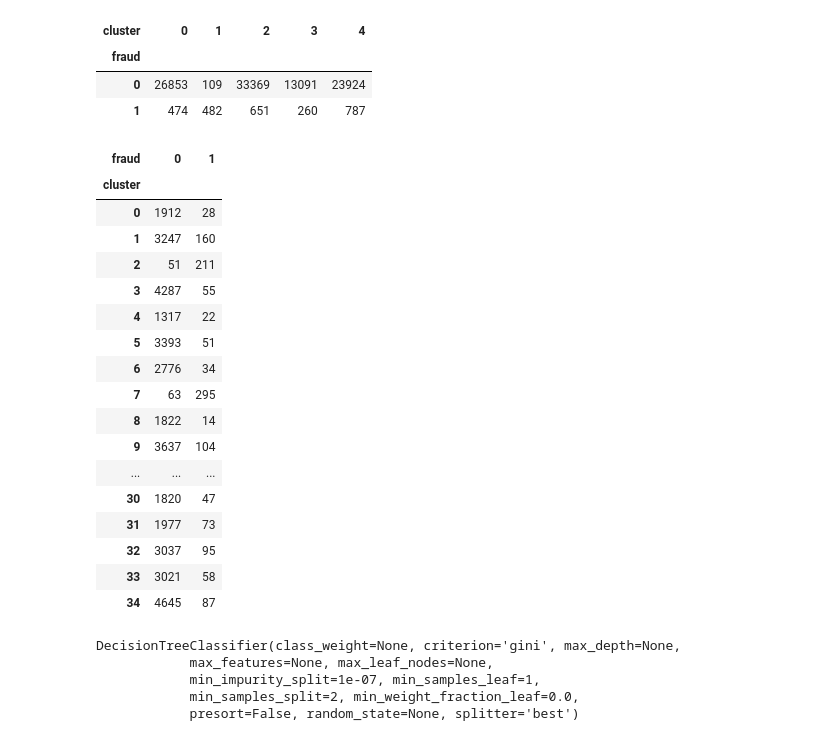
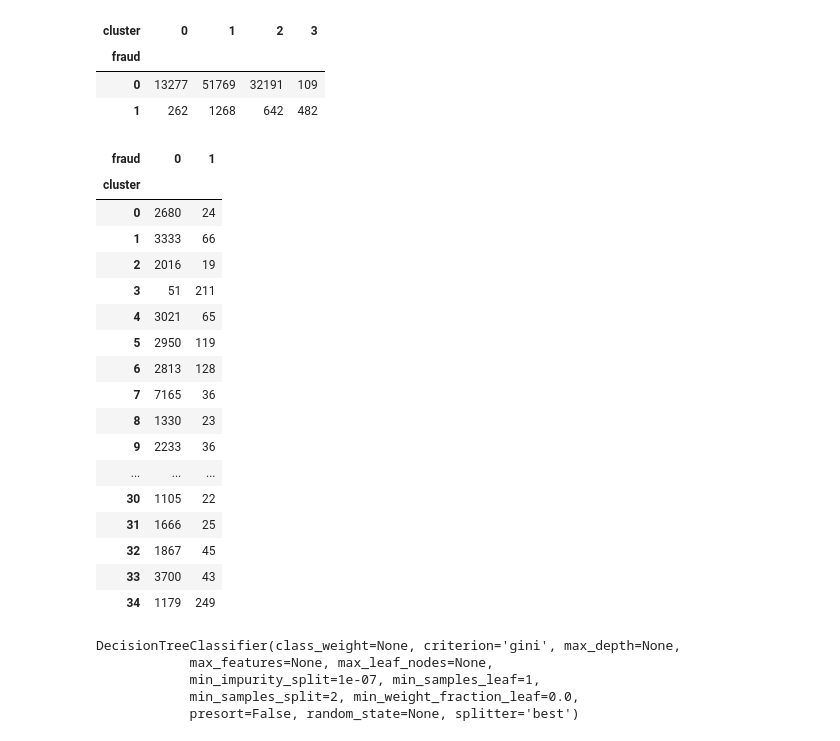
Before and after one commit to jonerra/Purdue_Data_Mining, a Jupyter notebook: KMeans.ipynb, the cells around one changed output. Cells and saved outputs as stored; diff of their text form; code cells hidden in the pictures.

```diff
--- a/KMeans.ipynb
+++ b/KMeans.ipynb
@@ -13,20 +13,20 @@ import pydotplus
 from IPython.display import Image
 # %%
 # Import the data
-inputs = pd.read_csv('DataminingContest2009.Task2Inputs.Train.csv')
+inputs = pd.read_csv('credit_data.csv')
 target = pd.read_csv('DataminingContest2009.Task2Targets.Train.csv')
 
-# Concatenating the zip and state columns to reduce model bias
-inputs["zipstate"] = inputs["zip1"].map(str) + inputs["state1"]
+# # Concatenating the zip and state columns to reduce model bias
+# inputs["zipstate"] = inputs["zip1"].map(str) + inputs["state1"]
 
 # Subset the input data to most important variables
-inputs = inputs[['field3', 'flag5', 'zipstate', 'field1', 'field4']]
+inputs = inputs[['amount', 'flag5', 'location_risk', 'field1', 'field4', 'email_risk']]
 # %%
-# Converting zipstate values to integers
-lbl = preprocessing.LabelEncoder()
+# # Converting zipstate values to integers
+# lbl = preprocessing.LabelEncoder()
 
-lbl.fit(np.unique(list(inputs['zipstate'].values)))
-inputs['zipstate'] = lbl.transform(list(inputs['zipstate'].values))
+# lbl.fit(np.unique(list(inputs['zipstate'].values)))
+# inputs['zipstate'] = lbl.transform(list(inputs['zipstate'].values))
 
 # Create a Scree plot to determine the number of clusters to use
 z = preprocessing.scale(inputs)
@@ -64,14 +64,14 @@ plt.title('Elbow for KMeans clustering')
 # %%
 
-clf = KMeans(n_clusters=5)
+clf = KMeans(n_clusters=4)
 results = clf.fit(z)
 inputs['cluster'] = pd.Series(clf.predict(z), index=inputs.index)
 pd.crosstab(inputs['cluster'], target['fraud']).transpose()
 # %% [output]
-| cluster | 0 | 1 | 2 | 3 | 4 |
-| fraud |  |  |  |  |  |
-| 0 | 26853 | 109 | 33369 | 13091 | 23924 |
-| 1 | 474 | 482 | 651 | 260 | 787 |
+| cluster | 0 | 1 | 2 | 3 |
+| fraud |  |  |  |  |
+| 0 | 13277 | 51769 | 32191 | 109 |
+| 1 | 262 | 1268 | 642 | 482 |
 # %%
 
 clf = KMeans(n_clusters=35)
@@ -81,22 +81,22 @@ pd.crosstab(inputs['cluster'], target['fraud']) # .transpose()
 # %% [output]
 | fraud | 0 | 1 |
 | cluster |  |  |
-| 0 | 1912 | 28 |
-| 1 | 3247 | 160 |
-| 2 | 51 | 211 |
-| 3 | 4287 | 55 |
-| 4 | 1317 | 22 |
-| 5 | 3393 | 51 |
-| 6 | 2776 | 34 |
-| 7 | 63 | 295 |
-| 8 | 1822 | 14 |
-| 9 | 3637 | 104 |
+| 0 | 2680 | 24 |
+| 1 | 3333 | 66 |
+| 2 | 2016 | 19 |
+| 3 | 51 | 211 |
+| 4 | 3021 | 65 |
+| 5 | 2950 | 119 |
+| 6 | 2813 | 128 |
+| 7 | 7165 | 36 |
+| 8 | 1330 | 23 |
+| 9 | 2233 | 36 |
 | ... | ... | ... |
-| 30 | 1820 | 47 |
-| 31 | 1977 | 73 |
-| 32 | 3037 | 95 |
-| 33 | 3021 | 58 |
-| 34 | 4645 | 87 |
+| 30 | 1105 | 22 |
+| 31 | 1666 | 25 |
+| 32 | 1867 | 45 |
+| 33 | 3700 | 43 |
+| 34 | 1179 | 249 |
 # %%
 df2 = inputs
 
```
Also changed, not shown: parts of 2 cells of this notebook, 2 other files.
